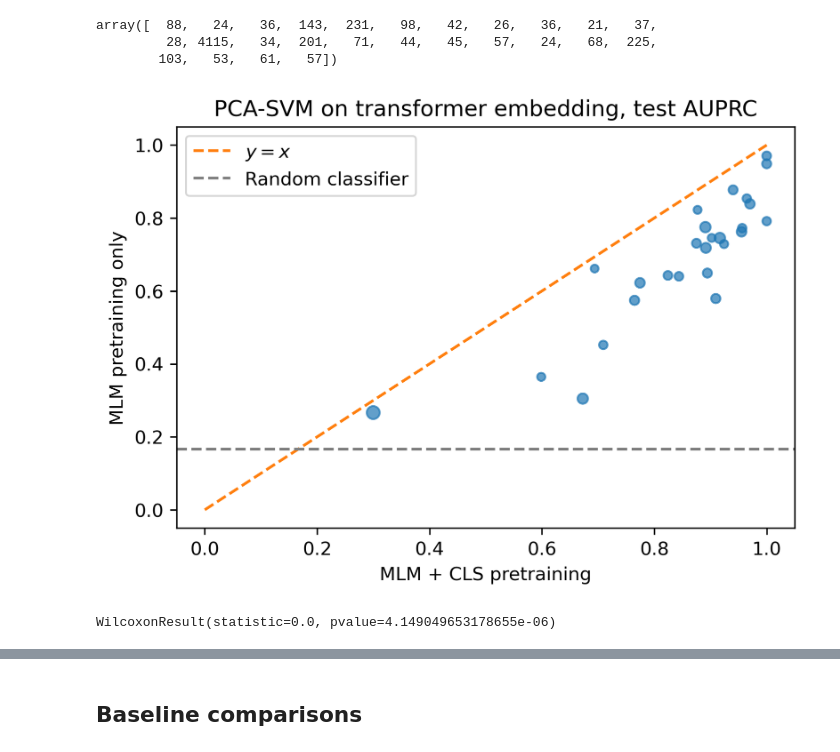
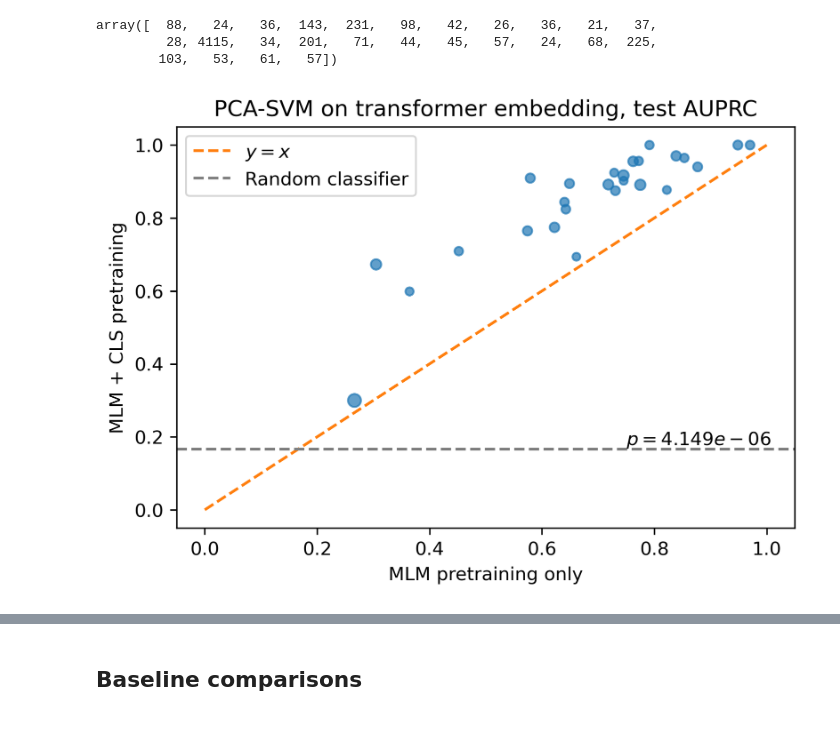
Before and after one commit to wukevin/tcr-bert, a Jupyter notebook: jupyter/antigen_cv.ipynb, the cells around one changed output, grey strips where cells are left out. Drawn from its saved outputs; the diff is of its cells as text; code cells hidden in the pictures.

Commit message:
Clean up plotting code

```diff
--- a/jupyter/antigen_cv.ipynb
+++ b/jupyter/antigen_cv.ipynb
@@ -322,30 +322,37 @@ array([  88,   24,   36,  143,  231,   98,   42,   26,   36,   21,   37,
          28, 4115,   34,  201,   71,   44,   45,   57,   24,   68,  225,
         103,   53,   61,   57])
 # %%
-fig, ax = plt.subplots(dpi=300)
-ax.scatter(
-    perf_pairs_df['MLM + CLS'],
-    perf_pairs_df['MLM'],
-    alpha=0.7,
-    s=np.log(num_positive_examples) * 6,
-)
-ax.plot([0, 1], [0, 1], linestyle="--", color='tab:orange', label=r"$y=x$")
-ax.axhline(1/(5+1), linestyle='--', color='grey', label="Random classifier")
-ax.legend()
-ax.set(
-    xlabel="MLM + CLS pretraining",
-    ylabel="MLM pretraining only",
-    title="PCA-SVM on transformer embedding, test AUPRC"
-)
-fig.savefig(os.path.join(PLOT_DIR, "mlm_vs_mlmcls.pdf"), bbox_inches='tight')
-fig.show()
+def antigen_cv_plot(xaxis:str, yaxis:str, annot_p:bool = True, data:pd.DataFrame = perf_pairs_df, fname:Optional[str] = None, **kwargs):
+    """
+    Scatterplot comparing performance of two methods on xaxis and yaxis
+    """
+    fig, ax = plt.subplots(dpi=300)
+    ax.scatter(
+        data[xaxis],
+        data[yaxis],
+        alpha=0.7,
+        s=np.log(num_positive_examples) * 6,
+    )
+    ax.plot([0, 1], [0, 1], linestyle="--", color='tab:orange', label="$y=x$")
+    ax.axhline(1/(5+1), linestyle='--', color='grey', label="Random classifier")
+    ax.legend()
+
+    stat, pval = stats.wilcoxon(data[xaxis], data[yaxis], alternative='less')
+    if annot_p:
+        ax.text(0.75, 1/(5+1), f"$p={pval:.4g}$", va='bottom')
+
+    ax.set(**kwargs)
+    if fname is not None:
+        fig.savefig(fname, bbox_inches='tight')
+    return fig
+
+antigen_cv_plot(
+    "MLM",
+    "MLM + CLS",
+    xlabel="MLM pretraining only",
+    ylabel="MLM + CLS pretraining",
+    title="PCA-SVM on transformer embedding, test AUPRC",
+    fname=os.path.join(PLOT_DIR, "mlm_vs_mlmcls.pdf"),
+).show()
 # %% [output]
-[figure, old version]
+[figure, new version]
-# %%
-stats.wilcoxon(
-    perf_pairs_df['MLM'],
-    perf_pairs_df['MLM + CLS'],
-    alternative='less',
-)
-# %% [output]
-WilcoxonResult(statistic=0.0, pvalue=4.149049653178655e-06)
```
Also changed, not shown: parts of 19 cells of this notebook.
